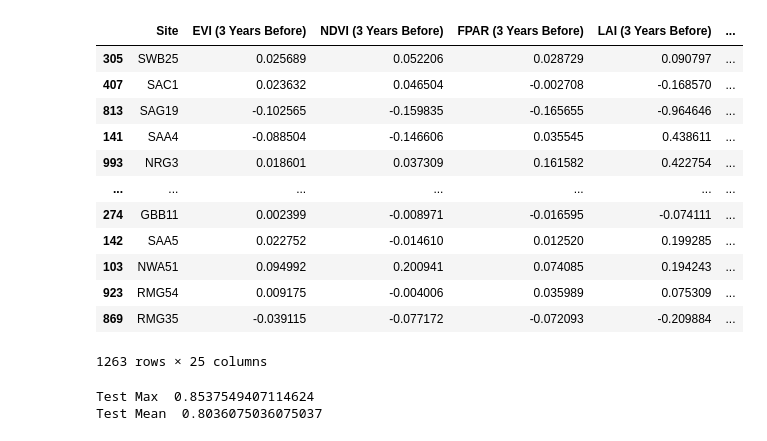
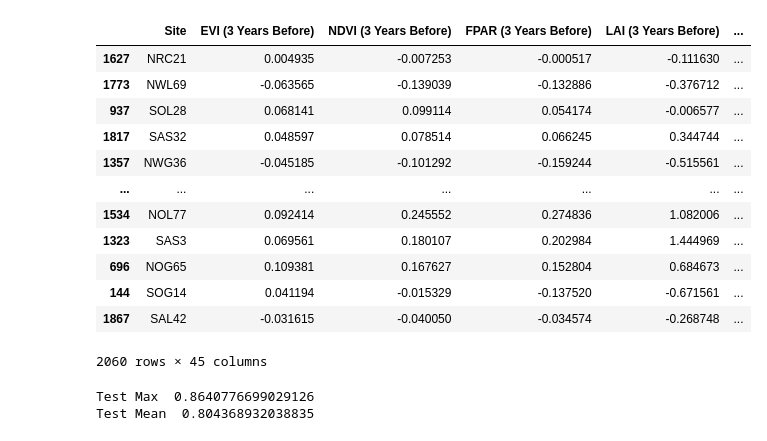
Before and after one commit to nagrawa6/Wildfire, a Jupyter notebook: Decision Tree Classification.ipynb, the cells around one changed output. Cells and saved outputs as stored; diff of their text form; code cells hidden in the pictures.

```diff
--- a/Decision Tree Classification.ipynb
+++ b/Decision Tree Classification.ipynb
@@ -28,6 +32,23 @@ columns_new=['Site',
           'EVI (1 Year Before)', 'NDVI (1 Year Before)', 'FPAR (1 Year Before)', 'LAI (1 Year Before)',
           'LST Day (1 Year Before)', 'LST Night (1 Year Before)',
        'LATITUDE', 'LONGITUDE', 'FIRE_SIZE', 'FIRE_SIZE_CLASS', 'Date', '_classes']
+# %%
+variable = [
+            'geopotential', 'relative_humidity', 'temperature',
+            'u component of wind', 'v component of wind',
+        ]
+pressure_level = [
+             '300', '500', '700', '850']
+
+_columns = []
+for i in pressure_level:
+    for j in variable:
+        _columns.append(i + ': ' + j)
 # %%
-df = pd.read_csv("Data/wildfire_classes1.csv").dropna()
-df.columns = columns_new
+df1 = pd.read_csv("Data/wildfire_classes2.csv").dropna()
+df1.columns = columns_new
+
+df_rad = pd.read_csv("wf_era5.csv").dropna().iloc[:, 1:21]
+df_rad.columns = _columns
+
+df2 = pd.concat([df1.iloc[:, :-6], df_rad, df1.iloc[:, -6:]], axis = 1)
@@ -37 +71,17 @@ df.columns = columns_new
+# %%
+df
+# %% [output]
+|  | Site | EVI (3 Years Before) | NDVI (3 Years Before) | FPAR (3 Years Before) | LAI (3 Years Before) | ... |
+| 1627 | NRC21 | 0.004935 | -0.007253 | -0.000517 | -0.111630 | ... |
+| 1773 | NWL69 | -0.063565 | -0.139039 | -0.132886 | -0.376712 | ... |
+| 937 | SOL28 | 0.068141 | 0.099114 | 0.054174 | -0.006577 | ... |
+| 1817 | SAS32 | 0.048597 | 0.078514 | 0.066245 | 0.344744 | ... |
+| 1357 | NWG36 | -0.045185 | -0.101292 | -0.159244 | -0.515561 | ... |
+| ... | ... | ... | ... | ... | ... | ... |
+| 1534 | NOL77 | 0.092414 | 0.245552 | 0.274836 | 1.082006 | ... |
+| 1323 | SAS3 | 0.069561 | 0.180107 | 0.202984 | 1.444969 | ... |
+| 696 | NOG65 | 0.109381 | 0.167627 | 0.152804 | 0.684673 | ... |
+| 144 | SOG14 | 0.041194 | -0.015329 | -0.137520 | -0.671561 | ... |
+| 1867 | SAL42 | -0.031615 | -0.040050 | -0.034574 | -0.268748 | ... |
+2060 rows × 45 columns
 # %%
@@ -46,26 +89,2 @@ xlist = ['EVI (3 Years Before)', 'NDVI (3 Years Before)', 'FPAR (3 Years Before)
 ylist = ['_classes']
-# %%
-dfG = df.loc[df['FIRE_SIZE_CLASS'] == 'G'][0:-34]
-dfA = df.loc[df['FIRE_SIZE_CLASS'] == 'A'][29:]
-dfB = df.loc[df['FIRE_SIZE_CLASS'] == 'B'] #[0:17]
-dfC = df.loc[df['FIRE_SIZE_CLASS'] == 'C'] #0:17]
-dfD = df.loc[df['FIRE_SIZE_CLASS'] == 'D'] #[0:17]
-dfE = df.loc[df['FIRE_SIZE_CLASS'] == 'E'] #[0:17]
-dfF = df.loc[df['FIRE_SIZE_CLASS'] == 'F'] #[0:17]
-df1 = pd.concat([dfG, dfA, dfB, dfC, dfD, dfE, dfF]).sample(frac=1)
-df1
-# %% [output]
-|  | Site | EVI (3 Years Before) | NDVI (3 Years Before) | FPAR (3 Years Before) | LAI (3 Years Before) | ... |
-| 305 | SWB25 | 0.025689 | 0.052206 | 0.028729 | 0.090797 | ... |
-| 407 | SAC1 | 0.023632 | 0.046504 | -0.002708 | -0.168570 | ... |
-| 813 | SAG19 | -0.102565 | -0.159835 | -0.165655 | -0.964646 | ... |
-| 141 | SAA4 | -0.088504 | -0.146606 | 0.035545 | 0.438611 | ... |
-| 993 | NRG3 | 0.018601 | 0.037309 | 0.161582 | 0.422754 | ... |
-| ... | ... | ... | ... | ... | ... | ... |
-| 274 | GBB11 | 0.002399 | -0.008971 | -0.016595 | -0.074111 | ... |
-| 142 | SAA5 | 0.022752 | -0.014610 | 0.012520 | 0.199285 | ... |
-| 103 | NWA51 | 0.094992 | 0.200941 | 0.074085 | 0.194243 | ... |
-| 923 | RMG54 | 0.009175 | -0.004006 | 0.035989 | 0.075309 | ... |
-| 869 | RMG35 | -0.039115 | -0.077172 | -0.072093 | -0.209884 | ... |
-1263 rows × 25 columns
 # %%
@@ -78,7 +97,7 @@ test_index1 = []
 train = []
 acc = []
 feat = []
-kf = KFold(n_splits=5, shuffle = True, random_state = 200)
+kf = KFold(n_splits=10, shuffle = True, random_state = 200)
 kf.get_n_splits(X)
 for i, (train_index, test_index) in enumerate(kf.split(X)):
     X_train = X.iloc[train_index]
@@ -111,8 +130,8 @@ print("Test Max ", max(acc))
 #print("Test Index ", test_index1[acc.index(max(acc))])
 print("Test Mean ", mean(acc))
 # %% [output]
-Test Max  0.8537549407114624
-Test Mean  0.8036075036075037
+Test Max  0.8640776699029126
+Test Mean  0.804368932038835
 # %%
 from sklearn.metrics import roc_curve
 from sklearn.metrics import roc_auc_score
```
Also changed, not shown: parts of 17 cells of this notebook, 9 other files.
